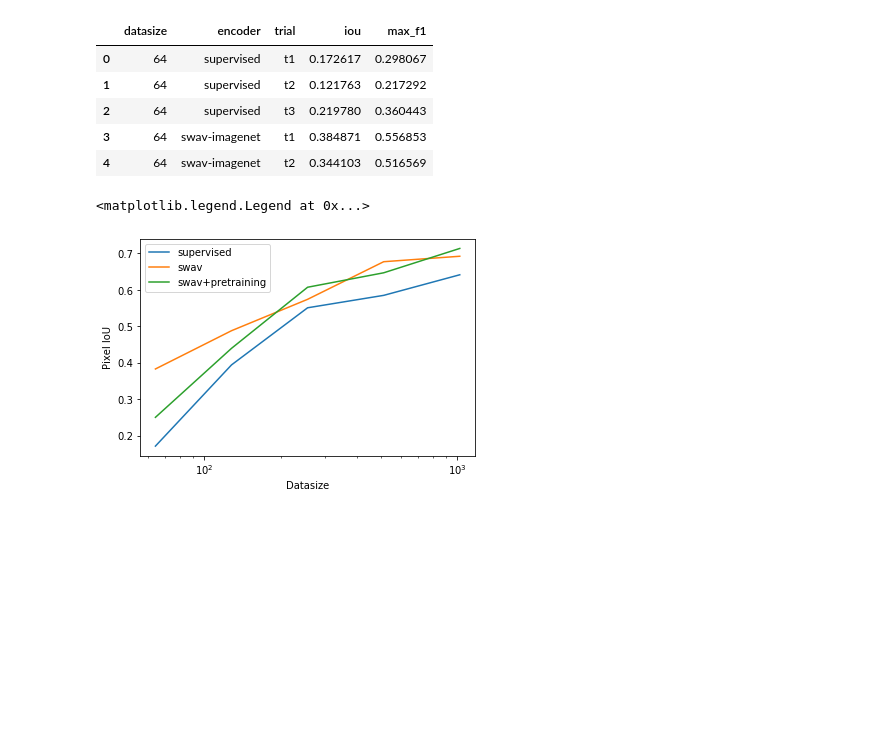
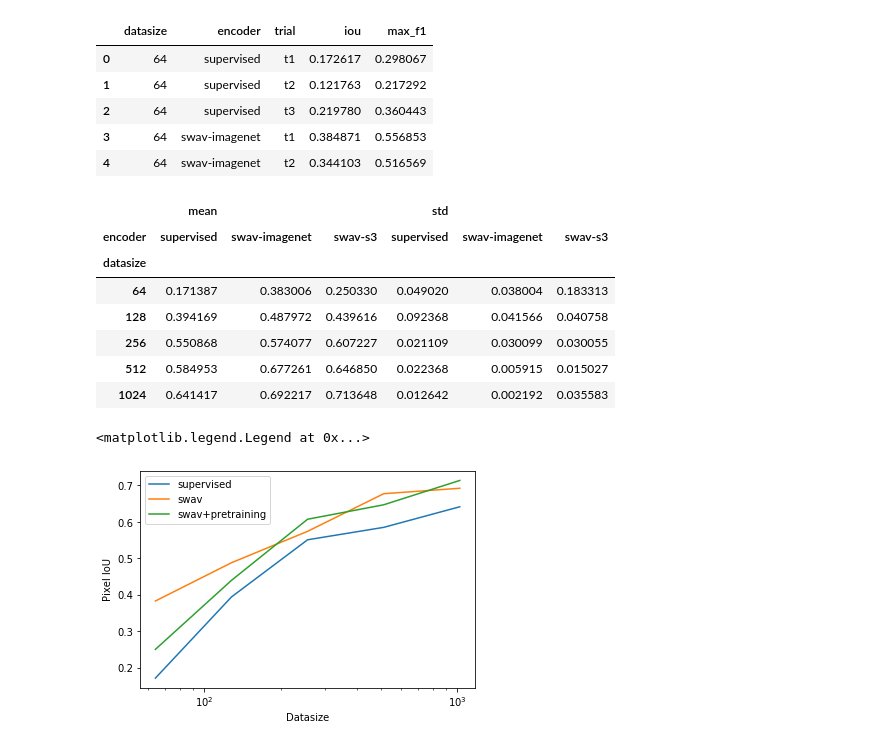
Before and after one commit to zcalhoun/ssrs, a Jupyter notebook: solar_final_results.ipynb, the cells around one changed output. Saved outputs shown, nothing was run; the diff lists cells and outputs as text; code cells hidden in the pictures; blank space fills up the shorter version.

```diff
--- a/solar_final_results.ipynb
+++ b/solar_final_results.ipynb
@@ -17,3 +17,14 @@ df_pivot = pd.pivot_table(df, values = 'iou', index='datasize', columns='encoder
+# %%
+df_pivot
+# %% [output]
+|  | mean |  |  | std |  |  |
+| encoder | supervised | swav-imagenet | swav-s3 | supervised | swav-imagenet | swav-s3 |
+| datasize |  |  |  |  |  |  |
+| 64 | 0.171387 | 0.383006 | 0.250330 | 0.049020 | 0.038004 | 0.183313 |
+| 128 | 0.394169 | 0.487972 | 0.439616 | 0.092368 | 0.041566 | 0.040758 |
+| 256 | 0.550868 | 0.574077 | 0.607227 | 0.021109 | 0.030099 | 0.030055 |
+| 512 | 0.584953 | 0.677261 | 0.646850 | 0.022368 | 0.005915 | 0.015027 |
+| 1024 | 0.641417 | 0.692217 | 0.713648 | 0.012642 | 0.002192 | 0.035583 |
 # %%
 plt.plot(df_pivot.index, df_pivot['supervised'], label='supervised')
 plt.plot(df_pivot.index, df_pivot['swav-imagenet'], label='swav')
```
Also changed, not shown: parts of 8 cells of this notebook, 6 other files.
